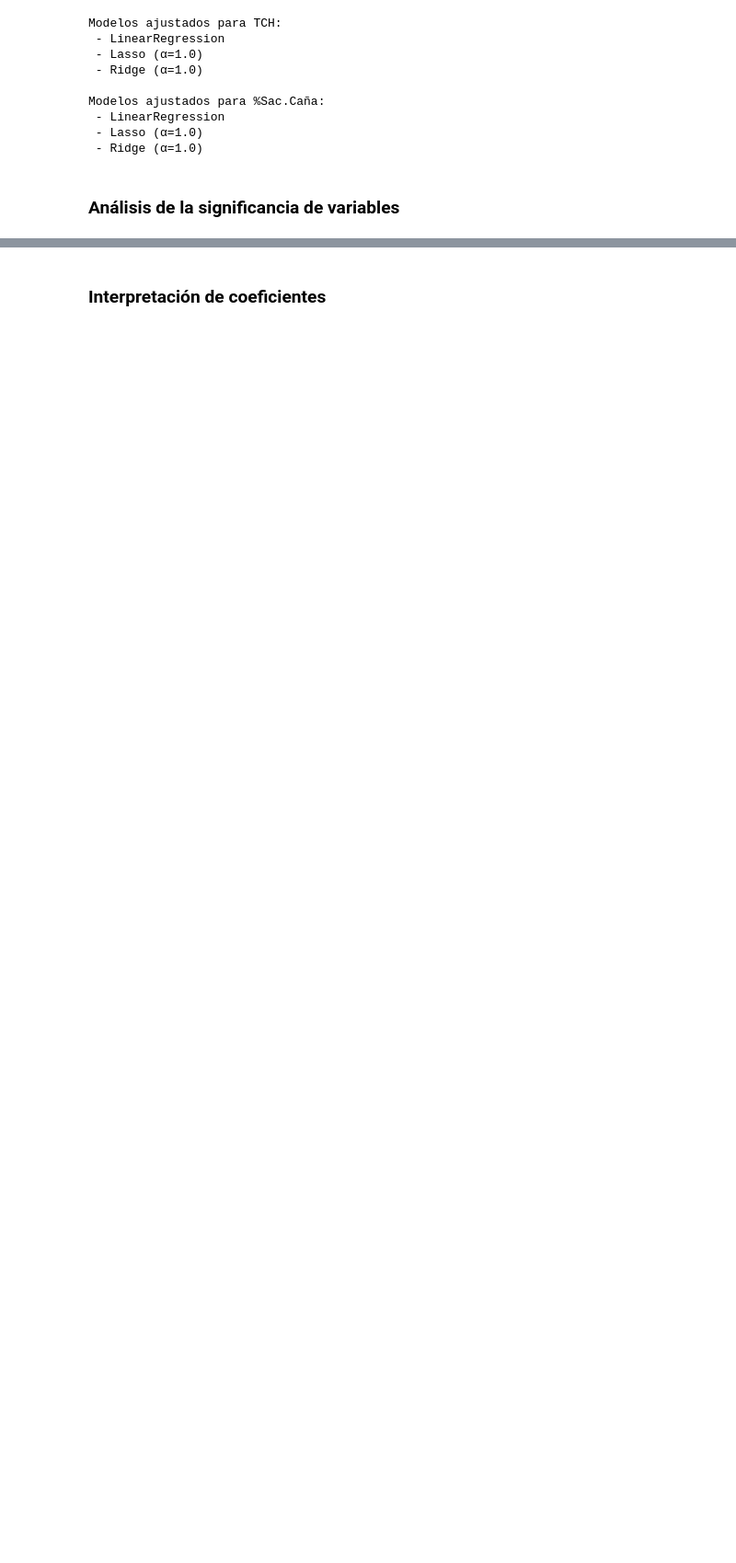
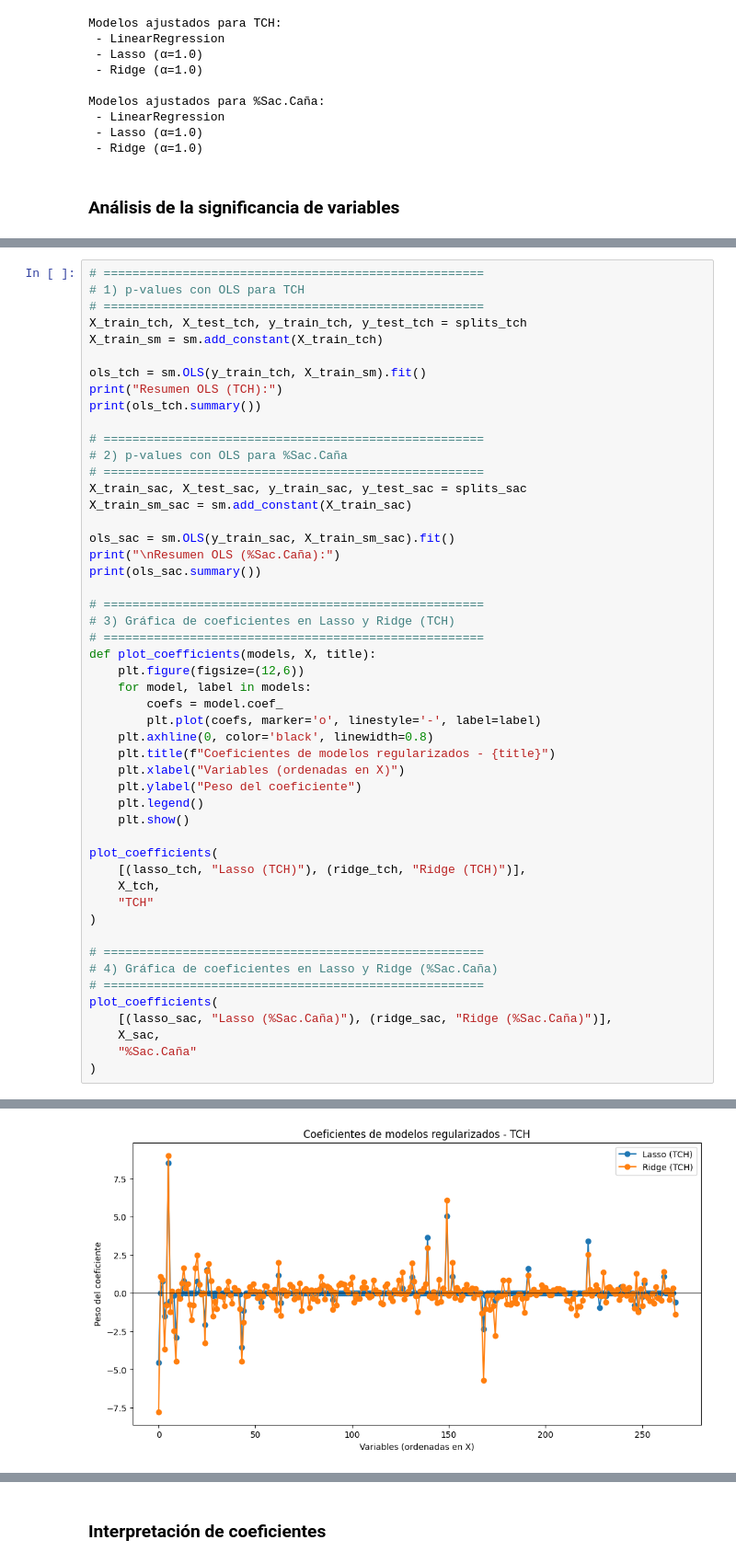
Before and after one commit to Aguado4/Taller-azucarera, a Jupyter notebook: Taller-azucarera.ipynb, the cells around one changed output, grey strips where cells are left out. Shown at 92% size. Saved outputs shown, nothing was run; the diff lists cells and outputs as text; blank space fills up the shorter version.

```diff
--- a/Taller-azucarera.ipynb
+++ b/Taller-azucarera.ipynb
@@ -1094,0 +1135,51 @@ Modelos ajustados para %Sac.Caña:
+# %%
+# =====================================================
+# 1) p-values con OLS para TCH
+# =====================================================
+X_train_tch, X_test_tch, y_train_tch, y_test_tch = splits_tch
+X_train_sm = sm.add_constant(X_train_tch)
+
+ols_tch = sm.OLS(y_train_tch, X_train_sm).fit()
+print("Resumen OLS (TCH):")
+print(ols_tch.summary())
+
+# =====================================================
+# 2) p-values con OLS para %Sac.Caña
+# =====================================================
+X_train_sac, X_test_sac, y_train_sac, y_test_sac = splits_sac
+X_train_sm_sac = sm.add_constant(X_train_sac)
+
+ols_sac = sm.OLS(y_train_sac, X_train_sm_sac).fit()
+print("\nResumen OLS (%Sac.Caña):")
+print(ols_sac.summary())
+
+# =====================================================
+# 3) Gráfica de coeficientes en Lasso y Ridge (TCH)
+# =====================================================
+def plot_coefficients(models, X, title):
+    plt.figure(figsize=(12,6))
+    for model, label in models:
+        coefs = model.coef_
+        plt.plot(coefs, marker='o', linestyle='-', label=label)
+    plt.axhline(0, color='black', linewidth=0.8)
+    plt.title(f"Coeficientes de modelos regularizados - {title}")
+    plt.xlabel("Variables (ordenadas en X)")
+    plt.ylabel("Peso del coeficiente")
+    plt.legend()
+    plt.show()
+
+plot_coefficients(
+    [(lasso_tch, "Lasso (TCH)"), (ridge_tch, "Ridge (TCH)")],
+    X_tch,
+    "TCH"
+)
+
+# =====================================================
+# 4) Gráfica de coeficientes en Lasso y Ridge (%Sac.Caña)
+# =====================================================
+plot_coefficients(
+    [(lasso_sac, "Lasso (%Sac.Caña)"), (ridge_sac, "Ridge (%Sac.Caña)")],
+    X_sac,
+    "%Sac.Caña"
+)
+# %% [output]
@@ -1094,0 +1203 @@ Modelos ajustados para %Sac.Caña:
+[figure, added]
```
Also changed, not shown: parts of 11 cells of this notebook.
